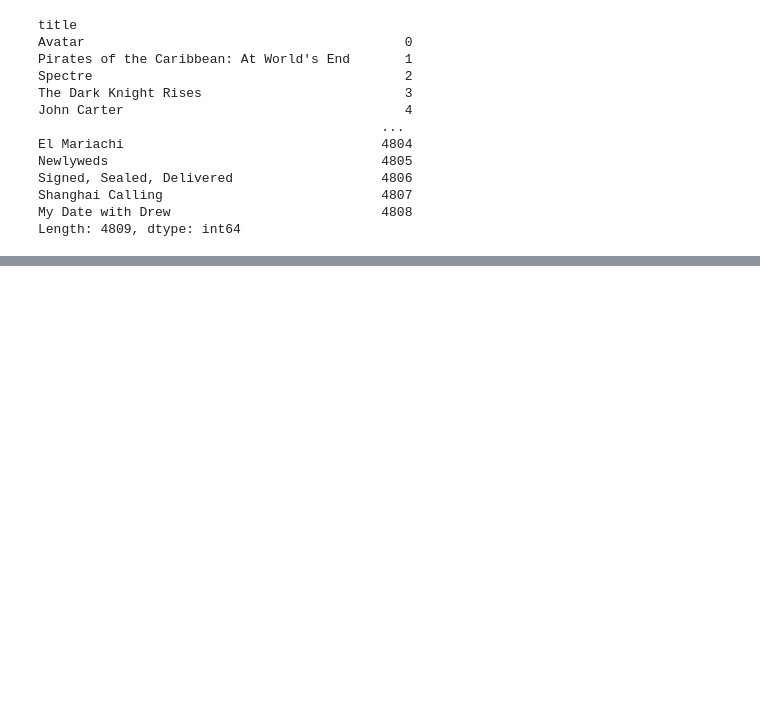
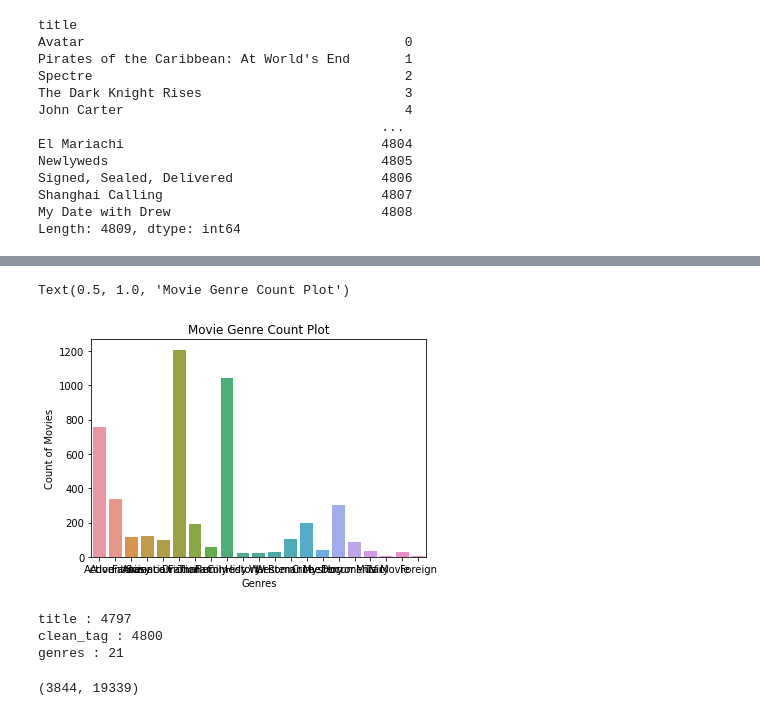
Before and after one commit to kregmi001/ML-and-Deep-Learning-for-Single-and-Muti-Class-Classification, a Jupyter notebook: movie-recommendation-system.ipynb, the cells around one changed output, grey strips where cells are left out. Saved outputs shown, nothing was run; the diff lists cells and outputs as text; code cells hidden in the pictures; blank space fills up the shorter version.

Commit message:
Model Testing on NLP for Movie Genre Prediction on Movie overview

```diff
--- a/movie-recommendation-system.ipynb
+++ b/movie-recommendation-system.ipynb
@@ -221,0 +244,19 @@ Name: title, dtype: object
+# %%
+def convert(text):
+    arr = []
+    count = 0
+    for i in ast.literal_eval(text):
+         if count<1:
+            arr.append(i['name'])
+            count+=1
+    return arr
+
+movies_clean['genres'] = movies_v2['genres'].apply(convert)
+
+movies_clean['genres'] = movies_clean['genres'].apply(lambda x: " ".join(x))
+
+
+movies_summary = movies_clean[['title','overview','genres']]
+movies_summary = movies_summary.dropna(subset=['title','overview','genres'])
+
+movies_summary.head()
@@ -221,0 +280,21 @@ Name: title, dtype: object
+# %%
+import re
+def clean_text(text):
+    # remove backslash-apostrophe
+    text = re.sub("\'", "", text)
+    # remove everything except alphabets
+    text = re.sub("[^a-zA-Z]"," ",text)
+    # remove whitespaces
+    text = ' '.join(text.split())
+    # convert text to lowercase
+    text = text.lower()
+
+    return text
+# %%
+
+movies_summary['clean_tag'] = movies_summary['overview'].apply(lambda x: clean_text(x))
+# %%
+
+
+movies_summary_clean = movies_summary[['title','clean_tag','genres']]
+movies_summary_clean.head()
@@ -221,0 +342,16 @@ Name: title, dtype: object
+# %%
+sns.countplot(movies_summary_clean['genres'])
+plt.xlabel("Genres")
+plt.ylabel("Count of Movies")
+plt.title("Movie Genre Count Plot")
+# %% [output]
+Text(0.5, 1.0, 'Movie Genre Count Plot')
+[figure, added]
+# %%
+for i in movies_summary_clean.columns:
+    #prinfting unique values
+    print(i ,':', len(movies_summary_clean[i].unique()))
+# %% [output]
+title : 4797
+clean_tag : 4800
+genres : 21
@@ -221,0 +363,10 @@ Name: title, dtype: object
+# %%
+#Tf-Idf
+
+tfidf_vectorizer = TfidfVectorizer(use_idf=True)
+X_train_vectors_tfidf = tfidf_vectorizer.fit_transform(X_train)
+X_test_vectors_tfidf = tfidf_vectorizer.transform(X_test)
+
+X_train_vectors_tfidf.shape
+# %% [output]
+(3844, 19339)
```
Also changed, not shown: parts of 19 cells of this notebook.
